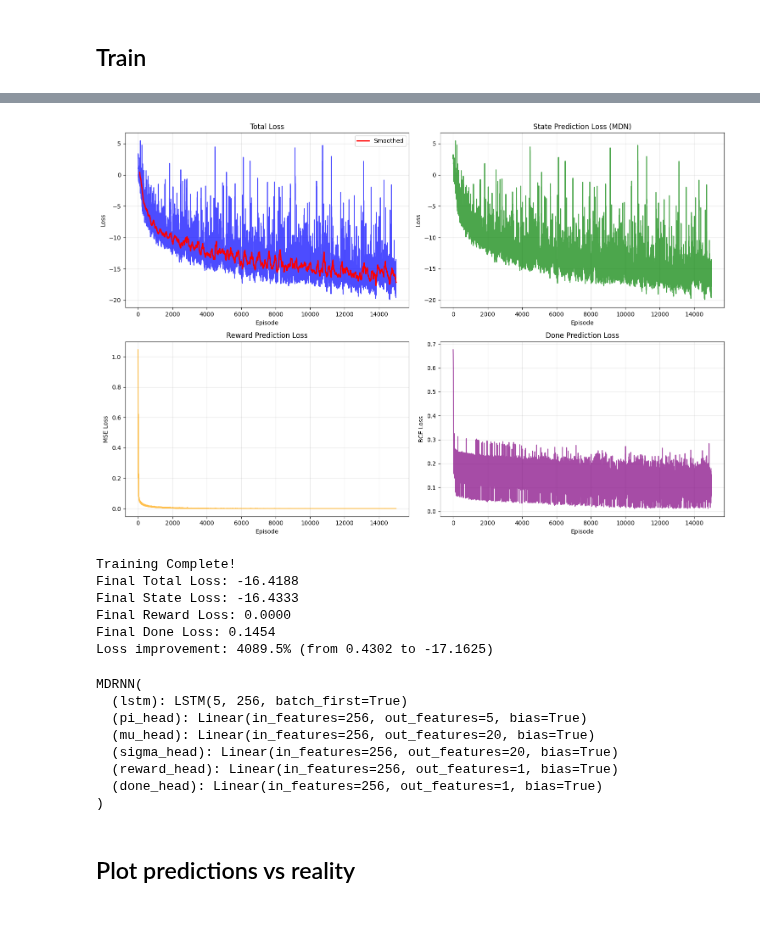
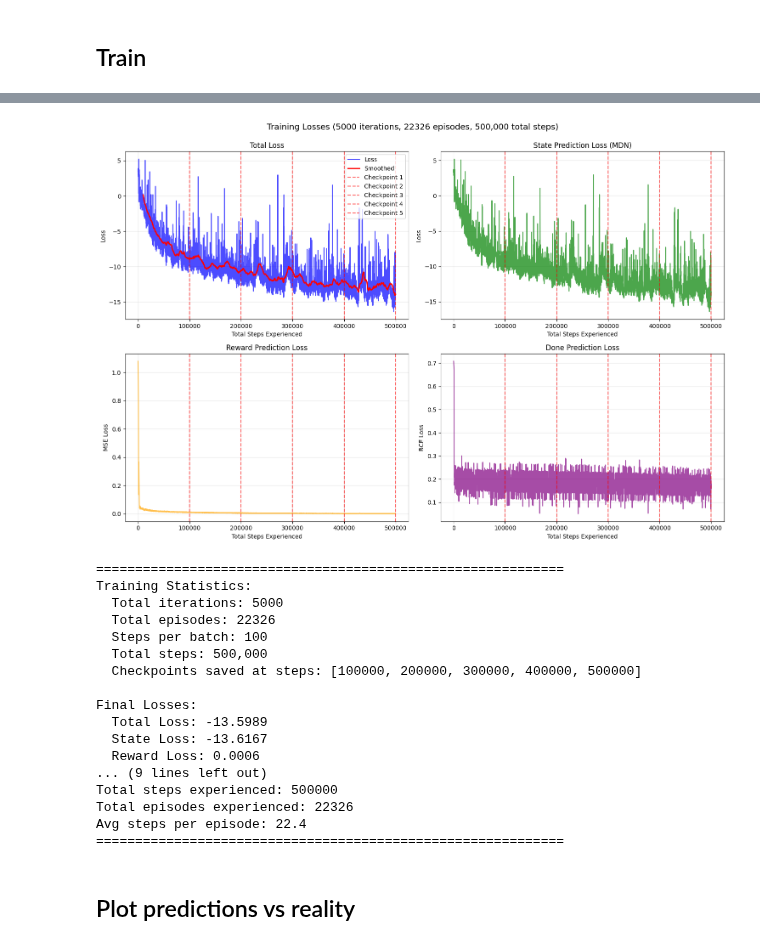
Before and after one commit to jtbuch/mpc_dojo, a Jupyter notebook: cartpole_rnn/notebooks/Cartpole_RNN.ipynb, the cells around one changed output, grey strips where cells are left out. Cells and saved outputs as stored; diff of their text form; code cells hidden in the pictures; blank space fills up the shorter version.

Commit message:
improved predictive sampler and gradient-based for discrete cartpole

```diff
--- a/cartpole_rnn/notebooks/Cartpole_RNN.ipynb
+++ b/cartpole_rnn/notebooks/Cartpole_RNN.ipynb
@@ -307,23 +558,15 @@ import matplotlib.pyplot as plt
 import torch
 import os
 
+# Create trained_models directory if it doesn't exist
+os.makedirs('trained_models', exist_ok=True)
+
 hidden_dim = 256
-training_episodes = 15000
+training_episodes = 500000
 
 env = gym.make('CartPole-v1')
 model = MDRNN(state_dim=4, action_dim=1, hidden_dim=hidden_dim, n_gaussian=5)
 
 # Train the model
-train_mdrnn(env, model, n_episodes=training_episodes)
-
-# Save the model
-model_path = 'trained_models/mdrnn_cartpole.pth'
-torch.save({
-    'model_state_dict': model.state_dict(),
-    'hidden_dim': hidden_dim,
-    'training_episodes': training_episodes,
-    'state_dim': 4,
-    'action_dim': 1,
-    'n_gaussian': 5
-}, model_path)
+train_mdrnn(env, model, total_steps=training_episodes)
 # %% [output]
@@ -347,18 +590,21 @@ Episode 14900, Loss: -17.2060, State Loss: -17.2241
-[figure, old version]
+[figure, new version]
-Training Complete!
-Final Total Loss: -16.4188
-Final State Loss: -16.4333
-Final Reward Loss: 0.0000
-Final Done Loss: 0.1454
-Loss improvement: 4089.5% (from 0.4302 to -17.1625)
+============================================================
+Training Statistics:
+  Total iterations: 5000
+  Total episodes: 22326
+  Steps per batch: 100
+  Total steps: 500,000
+  Checkpoints saved at steps: [100000, 200000, 300000, 400000, 500000]
+
+Final Losses:
+  Total Loss: -13.5989
+  State Loss: -13.6167
+  Reward Loss: 0.0006
+... (9 lines left out)
+Total steps experienced: 500000
+Total episodes experienced: 22326
+Avg steps per episode: 22.4
+============================================================
-MDRNN(
-  (lstm): LSTM(5, 256, batch_first=True)
-  (pi_head): Linear(in_features=256, out_features=5, bias=True)
-  (mu_head): Linear(in_features=256, out_features=20, bias=True)
-  (sigma_head): Linear(in_features=256, out_features=20, bias=True)
-  (reward_head): Linear(in_features=256, out_features=1, bias=True)
-  (done_head): Linear(in_features=256, out_features=1, bias=True)
-)
 # %% [markdown]
 ## Plot predictions vs reality
 # %%
```
Also changed, not shown: parts of 4 cells of this notebook, 9 other files.
